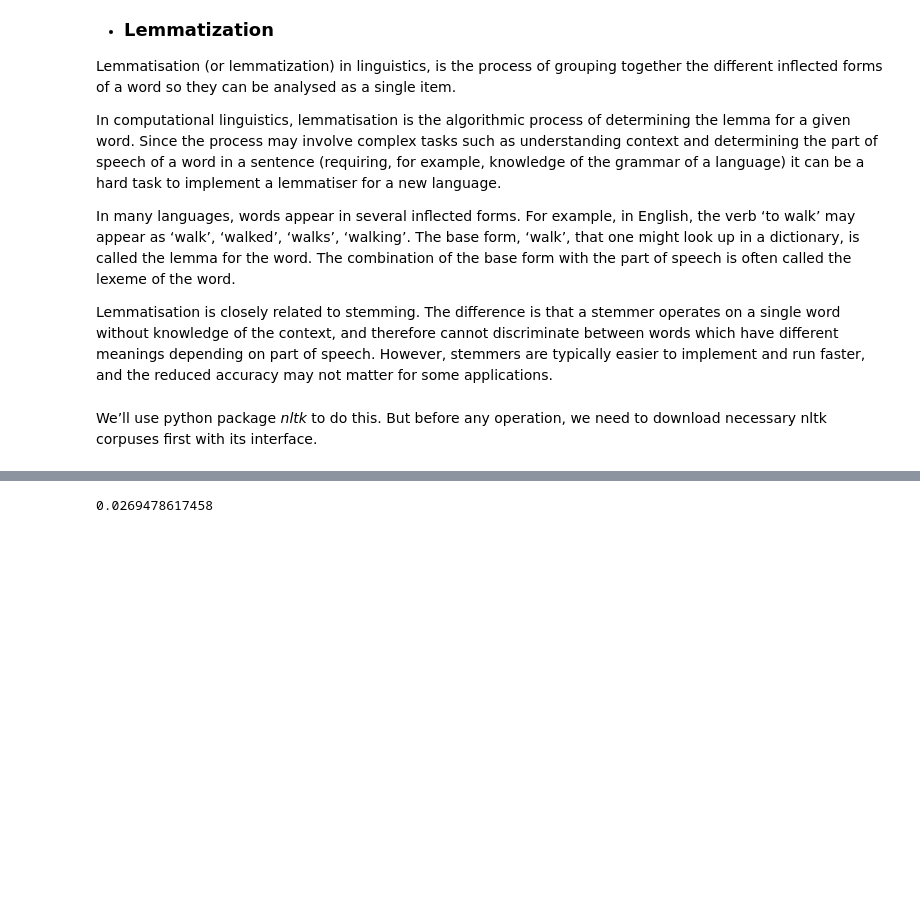
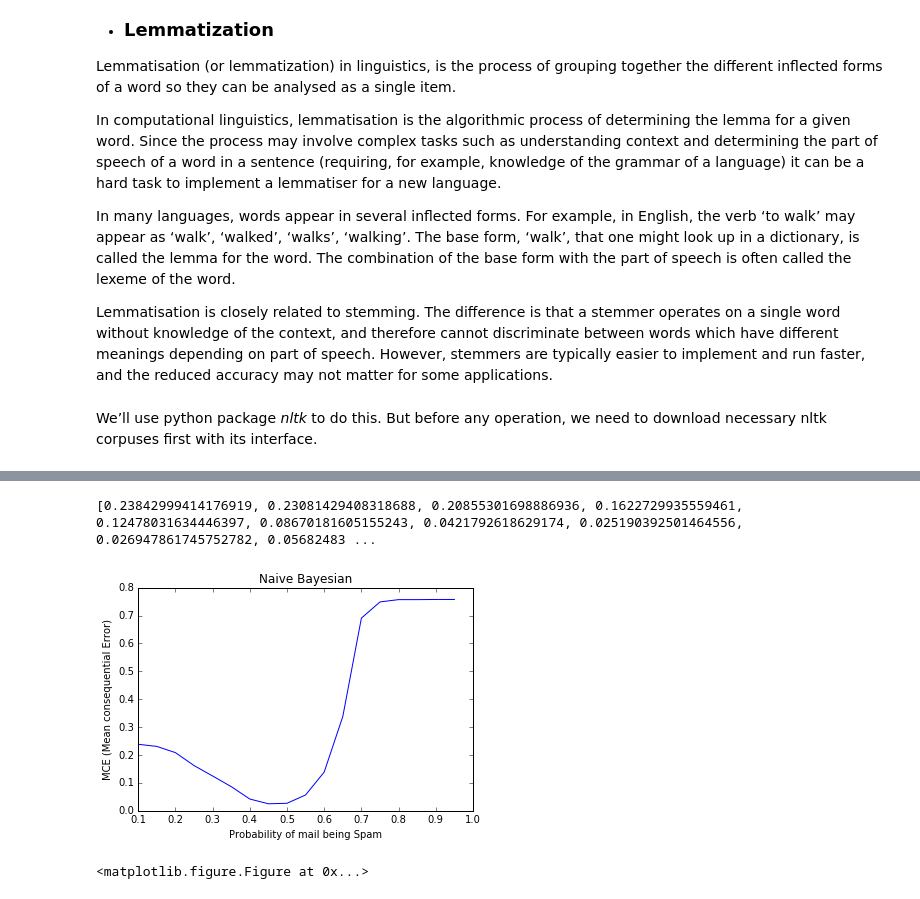
Before and after one commit to Kriandir/Applied_Machine, a Jupyter notebook: startup_kriek.release.ipynb, the cells around one changed output, grey strips where cells are left out. Cells and saved outputs as stored; diff of their text form; code cells hidden in the pictures; blank space fills up the shorter version.

```diff
--- a/startup_kriek.release.ipynb
+++ b/startup_kriek.release.ipynb
@@ -557,39 +596,44 @@ def combine_dicts(a, b, op=operator.add):
 # intialize initials
 train = pd.read_csv('./emails_clean.train.csv')
 test  = pd.read_csv('./emails_clean.test.csv')
-hamdata = train[train.spam == 0]
-spamdata = train[train.spam == 1]
 freqham = word_frequency_train(hamdata)
 freqspam = word_frequency_train(spamdata)
 totalfreqs = sum(freqspam.values())
 totalfreqh = sum(freqham.values())
-spam = sum(train["spam"])
-ham =  len(train["spam"])-sum(train["spam"])
-probspam = 0.5
-##################################################################
-# DEZE HEURISTIEK WERKT VOOR GENE METER DUS HOUD PROBSPAM op 0.5
-# probspam = float(spam)/float(ham+spam)
-###############################################################
+
 
 # Call our  model
 submission,idlist = Classifier(freqspam,freqham,test,probspam,totalfreqs,totalfreqh,train)
 
+MCE = []
+# MEAN CONSEQUENTIAL EVALUATER:
+for j in np.arange(0.4,0.6,0.1):
+    probspam = j
+    submission,idlist = Classifier(freqspam,freqham,test,probspam,totalfreqs,totalfreqh,train)
+    ms = 0
 
-# MEAN CONSEQUENTIAL EVALUATER:
+    for i in idlist:
+        try:
+            if test.loc[test['id'] == i, 'spam'].iloc[0] != submission["spam"][i]:
+                ms +=1
+        except:
+            continue
 
-ms = 0
-test.set_index('id',inplace=True)
-for i in idlist:
-    try:
-        if test["spam"][i] != submission["spam"][i]:
-            ms +=1
-    except:
-        continue
-
-MCE = 1./submission.shape[0]*ms
+    MCE.append(1./submission.shape[0]*ms)
 
 
 
 print MCE
 # %% [output]
-0.0269478617458
+[0.23842999414176919, 0.23081429408318688, 0.20855301698886936, 0.1622729935559461, 0.12478031634446397, 0.08670181605155243, 0.0421792618629174, 0.025190392501464556, 0.026947861745752782, 0.05682483 ...
+# %%
+x = np.arange(0.1,1,0.05)
+plt.plot(x,MCE)
+plt.title("Naive Bayesian")
+plt.ylabel("MCE (Mean consequential Error)")
+plt.xlabel("Probability of mail being Spam")
+plt.show()
+plt.savefig('Bayesian')
+# %% [output]
+[figure, added]
+<matplotlib.figure.Figure at 0x...>
```
Also changed, not shown: parts of 8 cells of this notebook, 2 other files.
